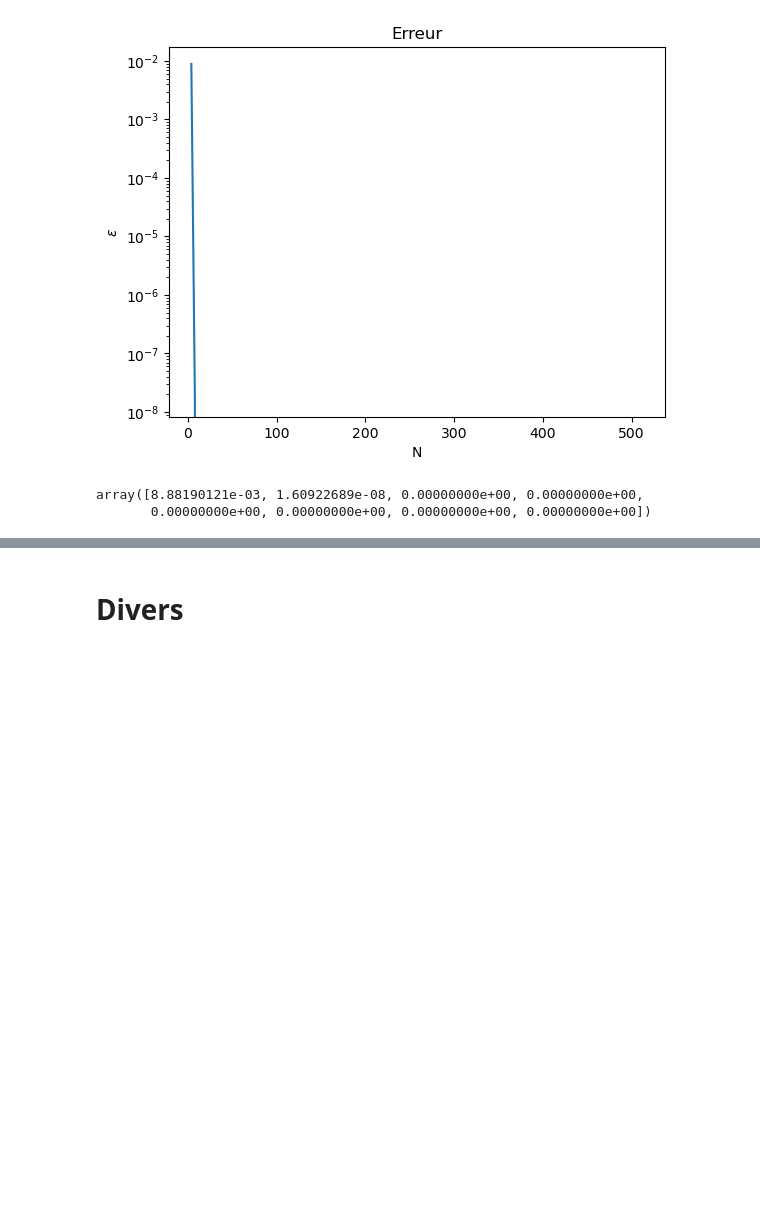
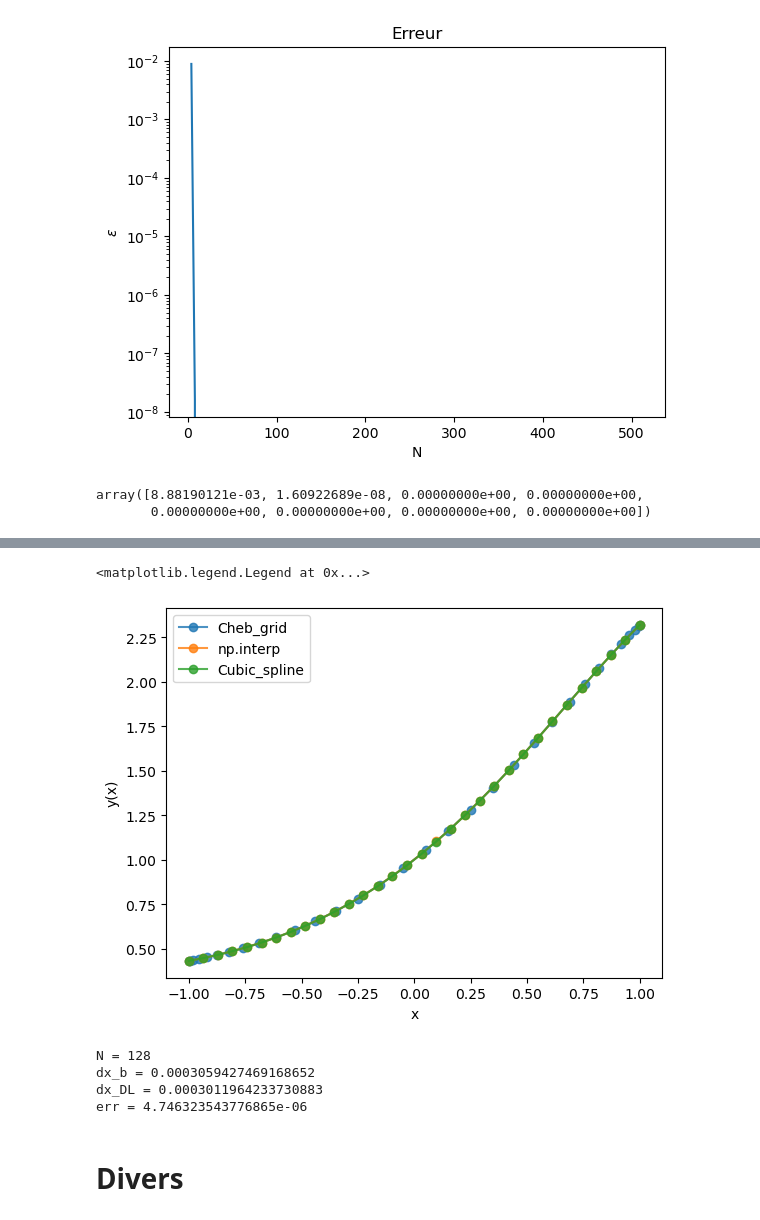
Before and after one commit to personne30003/pyTQG, a Jupyter notebook: Proto_notebooks/Operators_tests.ipynb, the cells around one changed output, grey strips where cells are left out. Saved outputs shown, nothing was run; the diff lists cells and outputs as text; code cells hidden in the pictures; blank space fills up the shorter version.

Commit message:
Commencé à écrire les méthodes de Grid + fini la classe Variable + testé l'interpolation sur grille régulière pour Chebyshev

```diff
--- a/Proto_notebooks/Operators_tests.ipynb
+++ b/Proto_notebooks/Operators_tests.ipynb
@@ -1599,3 +1628,41 @@ array([8.88190121e-03, 1.60922689e-08, 0.00000000e+00, 0.00000000e+00,
+# %%
+N_i = 32
+x_C = collocation_points(N_i)
+x_reg = np.linspace(-1.0, 1.0, N_i)
+y_C = np.exp(np.sin(x_C))
+y_reg = np.interp(x_reg, x_C[::-1], y_C[::-1])
+
+sp_interp = scipy.interpolate.make_interp_spline(x_C[::-1], y_C[::-1])
+y_sp = sp_interp(x_reg)
+
+fig = plt.figure()
+plt.plot(x_C, y_C, marker='o', alpha = 0.8, label = 'Cheb_grid')
+plt.plot(x_reg, y_reg, marker = 'o', alpha = 0.8, label = 'np.interp')
+plt.plot(x_reg, y_sp, marker = 'o', alpha = 0.8, label = 'Cubic_spline')
+plt.xlabel('x')
+plt.ylabel('y(x)')
+plt.legend()
+# %% [output]
+<matplotlib.legend.Legend at 0x...>
+[figure, added]
+# %%
+N_ = 128
+x_C = collocation_points(N_)
+
+dx_b = np.abs(x_C[0] - x_C[1])
+dx_DL = 0.5*(np.pi/N_)**2
+
+err = np.abs(dx_b - dx_DL)
+
+print(f"N = {N_}")
+print(f"dx_b = {dx_b}")
+print(f"dx_DL = {dx_DL}")
+print(f"err = {err}")
+# %% [output]
+N = 128
+dx_b = 0.0003059427469168652
+dx_DL = 0.0003011964233730883
+err = 4.746323543776865e-06
 # %% [markdown]
 # Divers
 # %%
```
Also changed, not shown: parts of 12 cells of this notebook, 6 other files.
